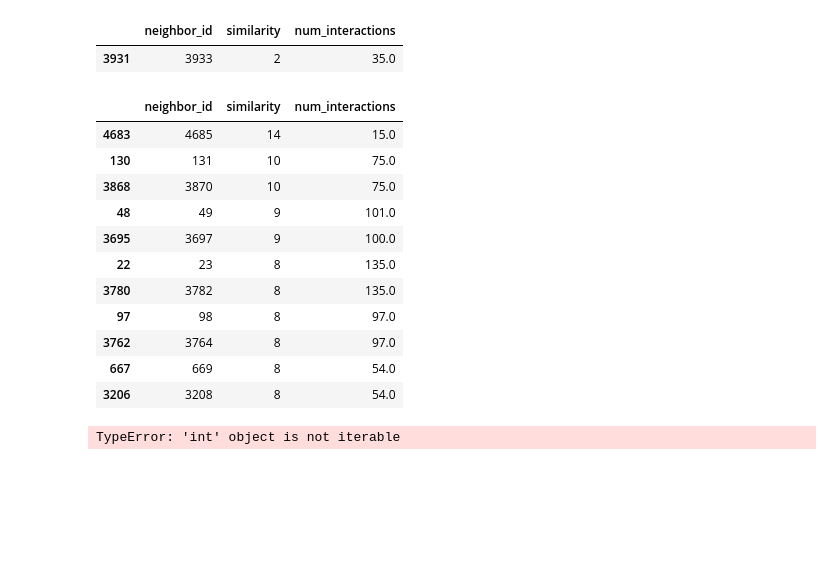
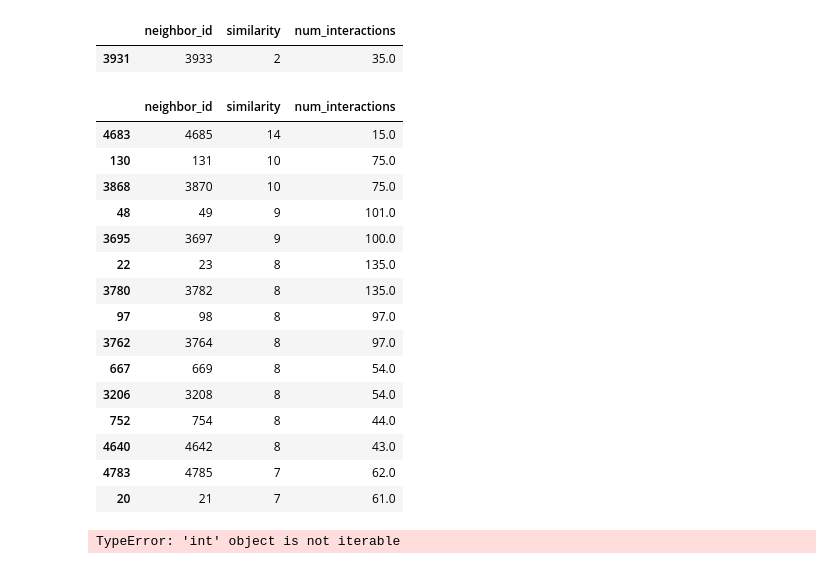
Before and after one commit to muellermax/IBMRecommender, a Jupyter notebook: Recommendations_with_IBM.ipynb, the cells around one changed output. Drawn from its saved outputs; the diff is of its cells as text; code cells hidden in the pictures; blank space fills up the shorter version.

```diff
--- a/Recommendations_with_IBM.ipynb
+++ b/Recommendations_with_IBM.ipynb
@@ -792,20 +795,24 @@ test[test.neighbor_id == 3933]
 |  | neighbor_id | similarity | num_interactions |
 | 3931 | 3933 | 2 | 35.0 |
 # %%
-get_top_sorted_users(131, df=df, user_item=user_item).head(11)
+get_top_sorted_users(131, df=df, user_item=user_item).head(15)
 # %% [output]
 |  | neighbor_id | similarity | num_interactions |
 | 4683 | 4685 | 14 | 15.0 |
 | 130 | 131 | 10 | 75.0 |
 | 3868 | 3870 | 10 | 75.0 |
 | 48 | 49 | 9 | 101.0 |
 | 3695 | 3697 | 9 | 100.0 |
 | 22 | 23 | 8 | 135.0 |
 | 3780 | 3782 | 8 | 135.0 |
 | 97 | 98 | 8 | 97.0 |
 | 3762 | 3764 | 8 | 97.0 |
 | 667 | 669 | 8 | 54.0 |
 | 3206 | 3208 | 8 | 54.0 |
+| 752 | 754 | 8 | 44.0 |
+| 4640 | 4642 | 8 | 43.0 |
+| 4783 | 4785 | 7 | 62.0 |
+| 20 | 21 | 7 | 61.0 |
 # %%
 ### Tests with a dictionary of results
 
```
Also changed, not shown: parts of 1 cell of this notebook.
